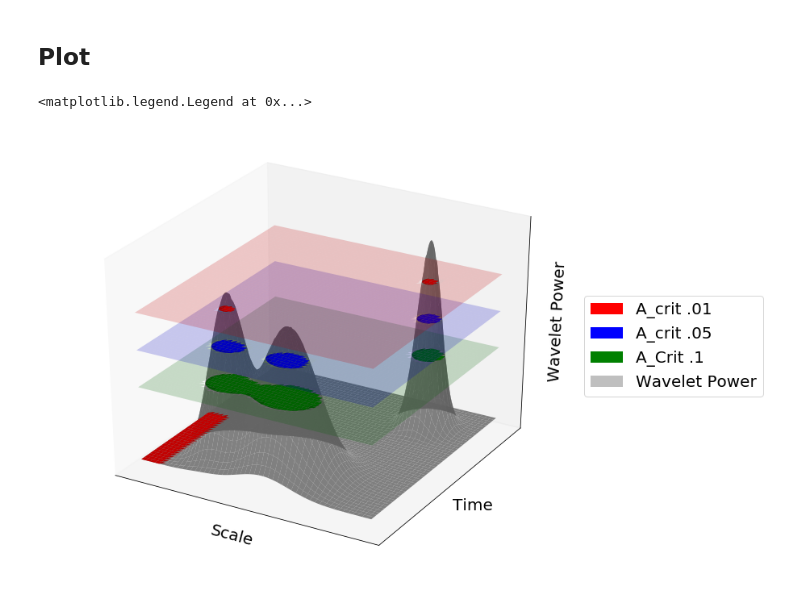
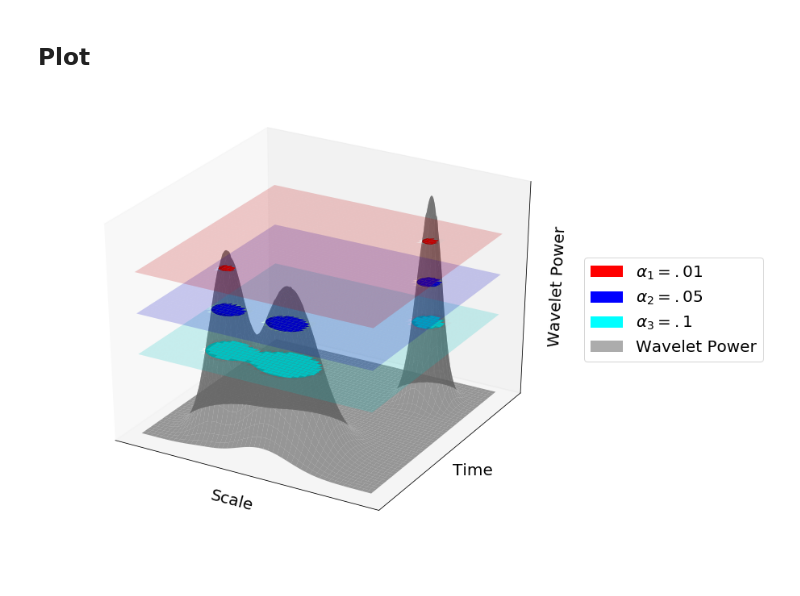
Before and after one commit to minyoungk99/IRES, a Jupyter notebook: 3D_plot.ipynb, the cells around one changed output. Drawn from its saved outputs; the diff is of its cells as text; code cells hidden in the pictures.

Commit message:
more plots

```diff
--- a/3D_plot.ipynb
+++ b/3D_plot.ipynb
@@ -21,8 +21,8 @@ mu2_x = 8; mu2_y = 3; var2_x = 3; var2_y = 2
 mu3_x = 12; mu3_y = 12; var3_x = .5; var3_y = .5
 
 #define XY plane grid
-x = np.linspace(0, 15, 1000)
-y = np.linspace(0, 15, 1000)
+x = np.linspace(0, 15, 3000)
+y = np.linspace(0, 15, 3000)
 X, Y = np.meshgrid(x,y)
 xyplane = np.empty(X.shape + (2,)) #3D array
 xyplane[:,:,0] = X; xyplane[:,:,1] = Y
@@ -60,34 +56,32 @@ point[0:500,0:100] = 0
 # %%
 fig = plt.figure(figsize=(12,10))
 ax = fig.gca(projection="3d")
 
 #legend parameters, order irrelevant
-legends = [Patch(facecolor='r', label='A_crit .01', alpha=1),
-           Patch(facecolor='b', label='A_crit .05', alpha=1),
-           Patch(facecolor='green', label='A_Crit .1', alpha=1),
-           Patch(facecolor='grey', label='Wavelet Power', alpha=.5)]
+legends = [Patch(facecolor='r', label=r'$\alpha_{1} = .01$ ', alpha=1),
+           Patch(facecolor='b', label=r'$\alpha_{2} = .05$', alpha=1),
+           Patch(facecolor='cyan', label=r'$\alpha_{3} = .1$', alpha=1),
+           Patch(facecolor='grey', label='Wavelet Power', alpha=.65)]
 
 #plane parameters, low Z to high Z
-colors = ['green', 'b', 'r']
+colors = ['cyan', 'b', 'r']
 alphas = [.2, 1]
-labels = ['Alpha .1', 'Alpha .05', 'Alpha .01']
 
-ax.plot_surface(X, Y, Z, linewidth=0, color='grey', alpha=.8)
-ax.plot_surface(X, Y, point, linewidth=0, color='r')
+#plot gaussian
+ax.plot_surface(X, Y, Z, linewidth=0, color='grey', alpha=.65)
 
+#plot planes and intersections
 for i in range(len(crit_areas)):
-    ax.plot_surface(X, Y, planes[2*i,:,:], color=colors[i], alpha=alphas[0], label=labels[i])
-    ax.plot_surface(X, Y, planes[2*i+1,:,:], color=colors[i], alpha=alphas[1], label=labels[i])
+    ax.plot_surface(X, Y, planes[2*i,:,:], color=colors[i], alpha=alphas[0])
+    ax.plot_surface(X, Y, planes[2*i+1,:,:], color=colors[i], alpha=alphas[1])
 
-
-ax.scatter(14, 2, 0, 'x')
 ax.set_xticks([])
 ax.set_yticks([])
 ax.set_zticks([])
 ax.set_xlabel('Scale', fontsize=20)
 ax.set_ylabel('Time', fontsize=20)
 ax.set_zlabel('Wavelet Power', fontsize=20)
 plt.legend(handles=legends, loc=(1,.4), prop={'size':20})
+plt.savefig('./plots/cumtest_3D_plot.jpeg')
 # %% [output]
-<matplotlib.legend.Legend at 0x...>
-[figure, old version]
+[figure, new version]
```
Also changed, not shown: parts of 2 cells of this notebook, 3 other files.
